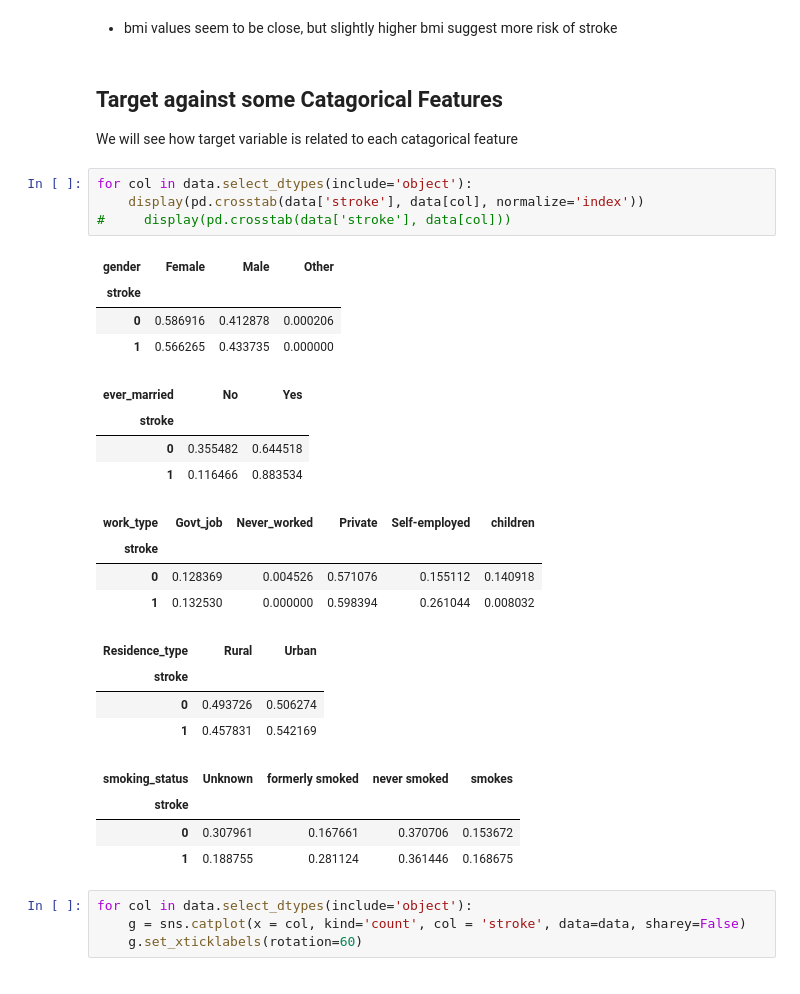
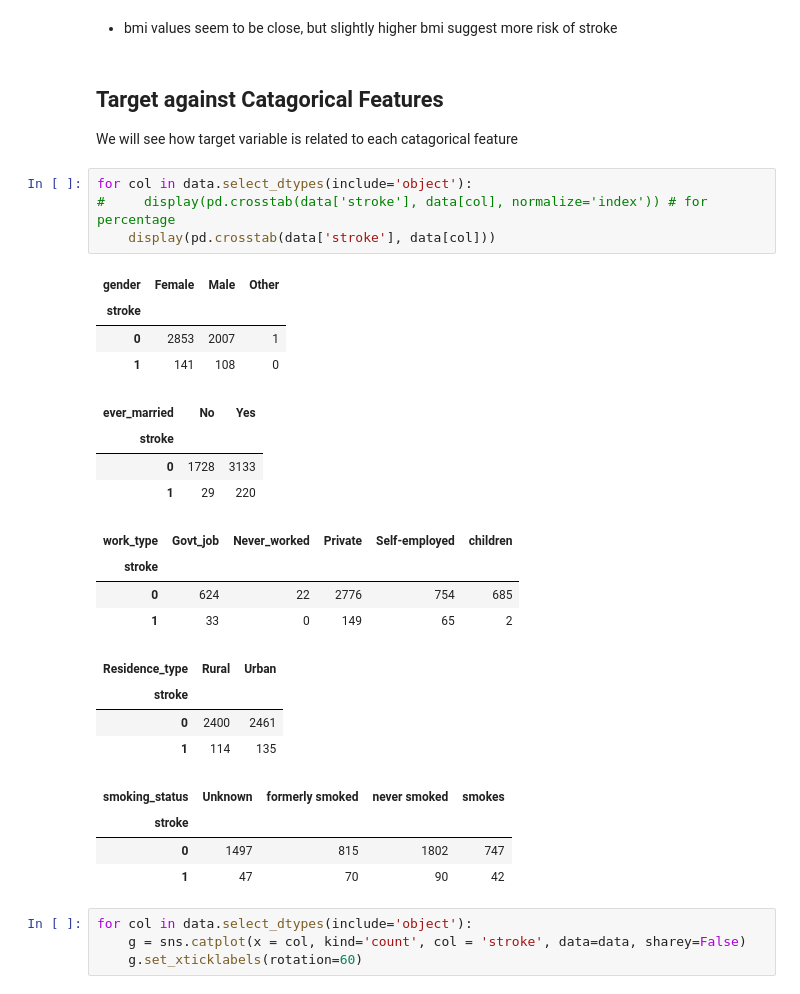
Before and after one commit to Purefekt/Predicting-Stroke-using-Various-Classification-Methods, a Jupyter notebook: [1]eda.ipynb, the cells around one changed output. Saved outputs shown, nothing was run; the diff lists cells and outputs as text.

```diff
--- a/[1]eda.ipynb
+++ b/[1]eda.ipynb
@@ -181,33 +205,33 @@ plt.show()
 # %% [markdown]
 - bmi values seem to be close, but slightly higher bmi suggest more risk of stroke
 # %% [markdown]
-## Target against some Catagorical Features
+## Target against Catagorical Features
 We will see how target variable is related to each catagorical feature
 # %%
 for col in data.select_dtypes(include='object'):
-    display(pd.crosstab(data['stroke'], data[col], normalize='index'))
-#     display(pd.crosstab(data['stroke'], data[col]))
+#     display(pd.crosstab(data['stroke'], data[col], normalize='index')) # for percentage
+    display(pd.crosstab(data['stroke'], data[col]))
 # %% [output]
 | gender | Female | Male | Other |
 | stroke |  |  |  |
-| 0 | 0.586916 | 0.412878 | 0.000206 |
-| 1 | 0.566265 | 0.433735 | 0.000000 |
+| 0 | 2853 | 2007 | 1 |
+| 1 | 141 | 108 | 0 |
 | ever_married | No | Yes |
 | stroke |  |  |
-| 0 | 0.355482 | 0.644518 |
-| 1 | 0.116466 | 0.883534 |
+| 0 | 1728 | 3133 |
+| 1 | 29 | 220 |
 | work_type | Govt_job | Never_worked | Private | Self-employed | children |
 | stroke |  |  |  |  |  |
-| 0 | 0.128369 | 0.004526 | 0.571076 | 0.155112 | 0.140918 |
-| 1 | 0.132530 | 0.000000 | 0.598394 | 0.261044 | 0.008032 |
+| 0 | 624 | 22 | 2776 | 754 | 685 |
+| 1 | 33 | 0 | 149 | 65 | 2 |
 | Residence_type | Rural | Urban |
 | stroke |  |  |
-| 0 | 0.493726 | 0.506274 |
-| 1 | 0.457831 | 0.542169 |
+| 0 | 2400 | 2461 |
+| 1 | 114 | 135 |
 | smoking_status | Unknown | formerly smoked | never smoked | smokes |
 | stroke |  |  |  |  |
-| 0 | 0.307961 | 0.167661 | 0.370706 | 0.153672 |
-| 1 | 0.188755 | 0.281124 | 0.361446 | 0.168675 |
+| 0 | 1497 | 815 | 1802 | 747 |
+| 1 | 47 | 70 | 90 | 42 |
 # %%
 for col in data.select_dtypes(include='object'):
     g = sns.catplot(x = col, kind='count', col = 'stroke', data=data, sharey=False)
```
Also changed, not shown: parts of 9 cells of this notebook, 8 other files.
